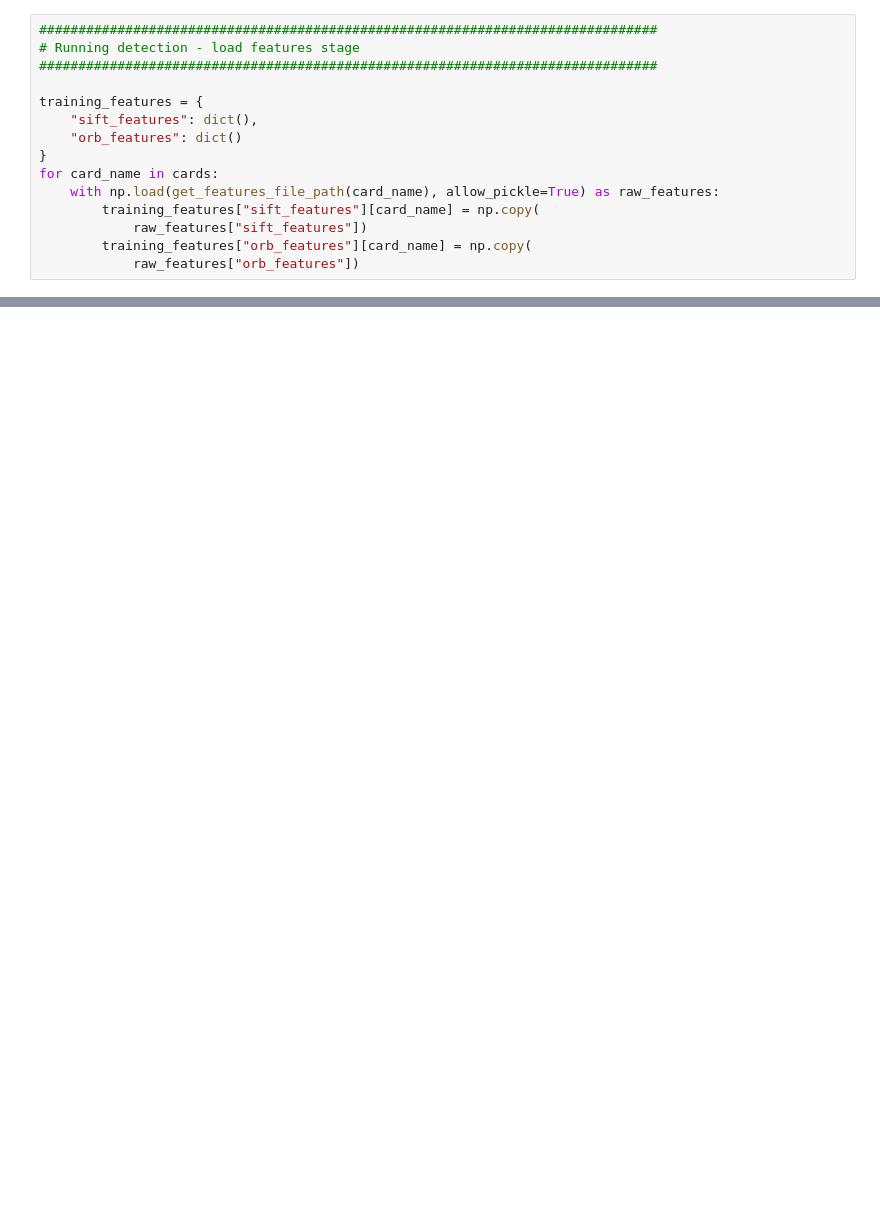
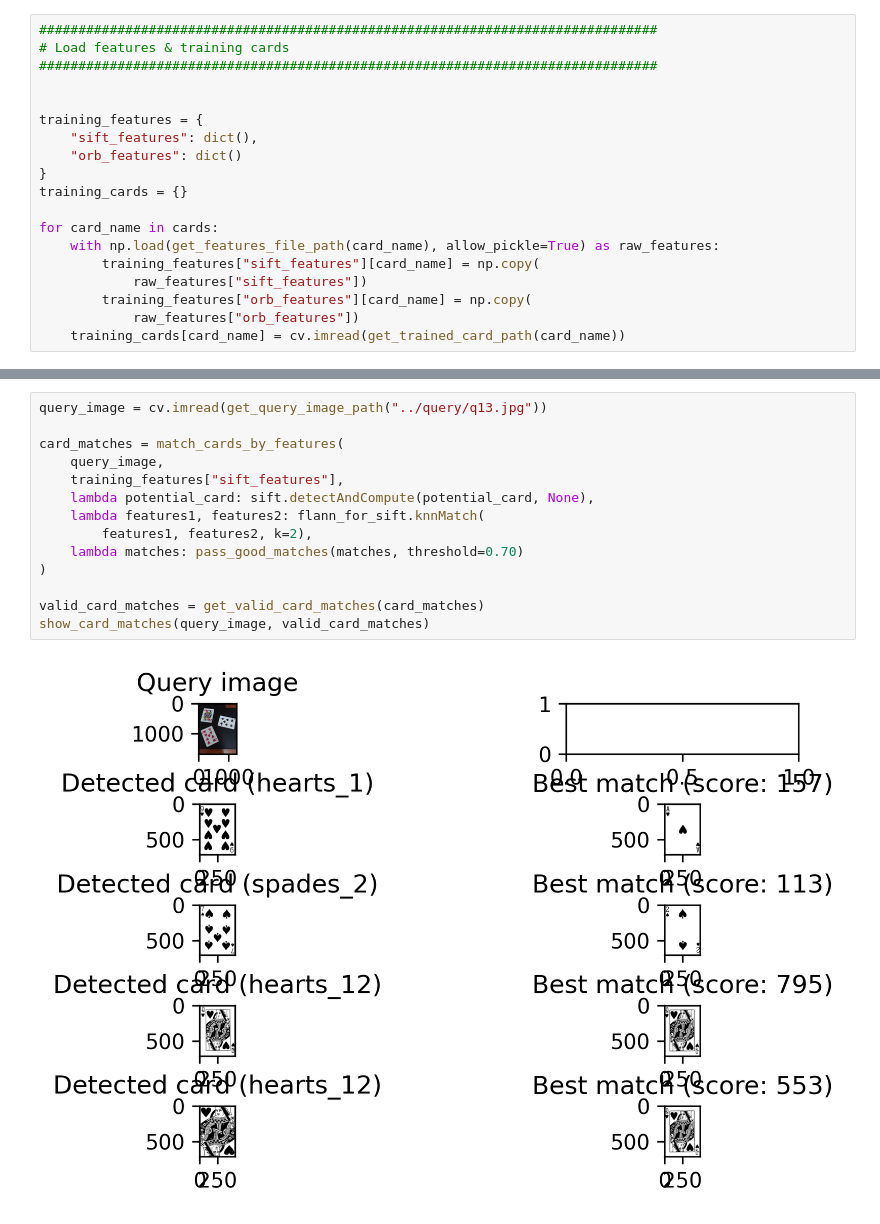
Before and after one commit to GuilleX7/PlayingCardDetection, a Jupyter notebook: src/main.ipynb, the cells around one changed output, grey strips where cells are left out. Saved outputs shown, nothing was run; the diff lists cells and outputs as text; blank space fills up the shorter version.

Commit message:
Add template matching PoC

```diff
--- a/src/main.ipynb
+++ b/src/main.ipynb
@@ -152,15 +329,19 @@ First, let's load the features we have calculated before and some utilities we'l
 # %%
 ###############################################################################
-# Running detection - load features stage
+# Load features & training cards
 ###############################################################################
+
 
 training_features = {
     "sift_features": dict(),
     "orb_features": dict()
 }
+training_cards = {}
+
 for card_name in cards:
     with np.load(get_features_file_path(card_name), allow_pickle=True) as raw_features:
         training_features["sift_features"][card_name] = np.copy(
             raw_features["sift_features"])
         training_features["orb_features"][card_name] = np.copy(
             raw_features["orb_features"])
+    training_cards[card_name] = cv.imread(get_trained_card_path(card_name))
@@ -328,0 +486,16 @@ def ang(lineA, lineB):
+# %%
+query_image = cv.imread(get_query_image_path("../query/q13.jpg"))
+
+card_matches = match_cards_by_features(
+    query_image,
+    training_features["sift_features"],
+    lambda potential_card: sift.detectAndCompute(potential_card, None),
+    lambda features1, features2: flann_for_sift.knnMatch(
+        features1, features2, k=2),
+    lambda matches: pass_good_matches(matches, threshold=0.70)
+)
+
+valid_card_matches = get_valid_card_matches(card_matches)
+show_card_matches(query_image, valid_card_matches)
+# %% [output]
+[figure, added]
```
Also changed, not shown: parts of 13 cells of this notebook.
